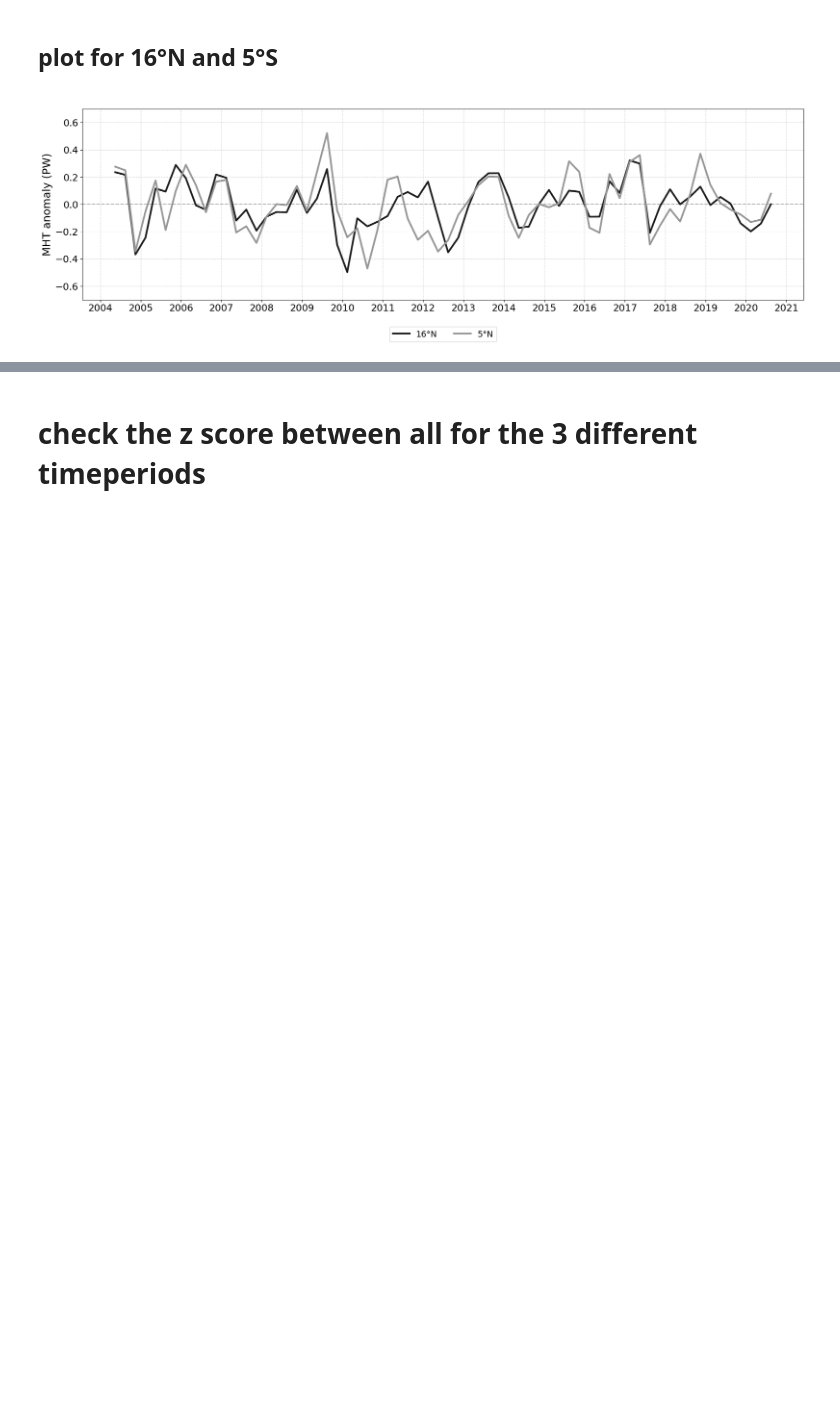
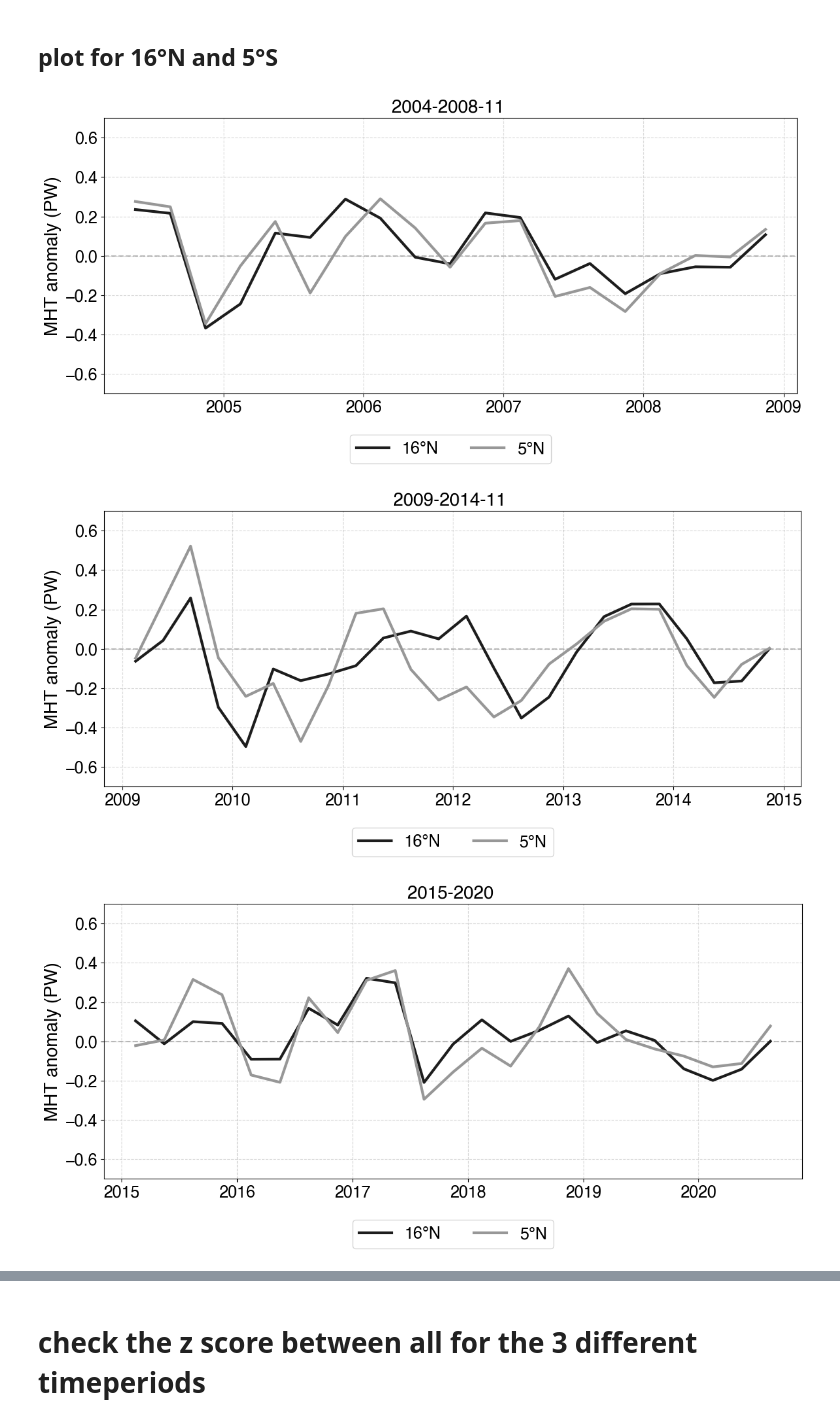
Before and after one commit to lea-dietz/masterthesis, a Jupyter notebook: coding/mht.ipynb, the cells around one changed output, grey strips where cells are left out. Cells and saved outputs as stored; diff of their text form; code cells hidden in the pictures; blank space fills up the shorter version.

```diff
--- a/coding/mht.ipynb
+++ b/coding/mht.ipynb
@@ -602,30 +635,34 @@ ylim=(-0.7, 0.7)
 ## plot for 16°N and 5°S
 # %%
 
-# for period_name, (t0, t1) in periods.items():
-#     period_data = data_used.sel(time=slice(t0, t1))
+for period_name, (t0, t1) in periods.items():
+      period_data = data_used.sel(time=slice(t0, t1))
 
-idx_16 = [np.where((lats == 16))[0][0]]
-period_16 = data_used.isel(lat=idx_16)
+      idx_16 = [np.where((lats == 16))[0][0]]
+      period_16 = period_data.isel(lat=idx_16)
 
-idx_5 = [np.where((lats == 5))[0][0]]
-period_5 = data_used.isel(lat=idx_5)
-fig, ax = plot_timeseries(
-data={"16°N" : period_16,
-      "5°N": period_5},
-lats=[0],
-all_lats=[0],
-labels=["16°N", "5°N"],
-title="",
-cmap=cmap_cropped_lats,
-label=f"",
-savefig=True,
-savelabel=f"MHT_16N5N_total",
-grid=True,
-linestyles={"16°N" : "-",
-      "5°N": "-"},
-ylim=(-0.7, 0.7)
-)
+      idx_5 = [np.where((lats == 5))[0][0]]
+      period_5 = period_data.isel(lat=idx_5)
+      fig, ax = plot_timeseries(
+            data={"16°N" : period_16,
+                  "5°N": period_5},
+            lats=[0],
+            all_lats=[0],
+            labels=["16°N", "5°N"],
+            title=f"{t0}-{t1}",
+            cmap=cmap_cropped_lats,
+            label=f"",
+            savefig=True,
+            savelabel=f"MHT_16N5N_{period_name}",
+            savefolder="timeseries/165N/",
+
+            grid=True,
+            linestyles={"16°N" : "-",
+                  "5°N": "-"},
+            ylim=(-0.7, 0.7)
+      )
     # plt.show()
 # %% [output]
-[figure, old version]
+[figure, new version]
+[figure, added]
+[figure, added]
```
Also changed, not shown: parts of 8 cells of this notebook, 37 other files.
